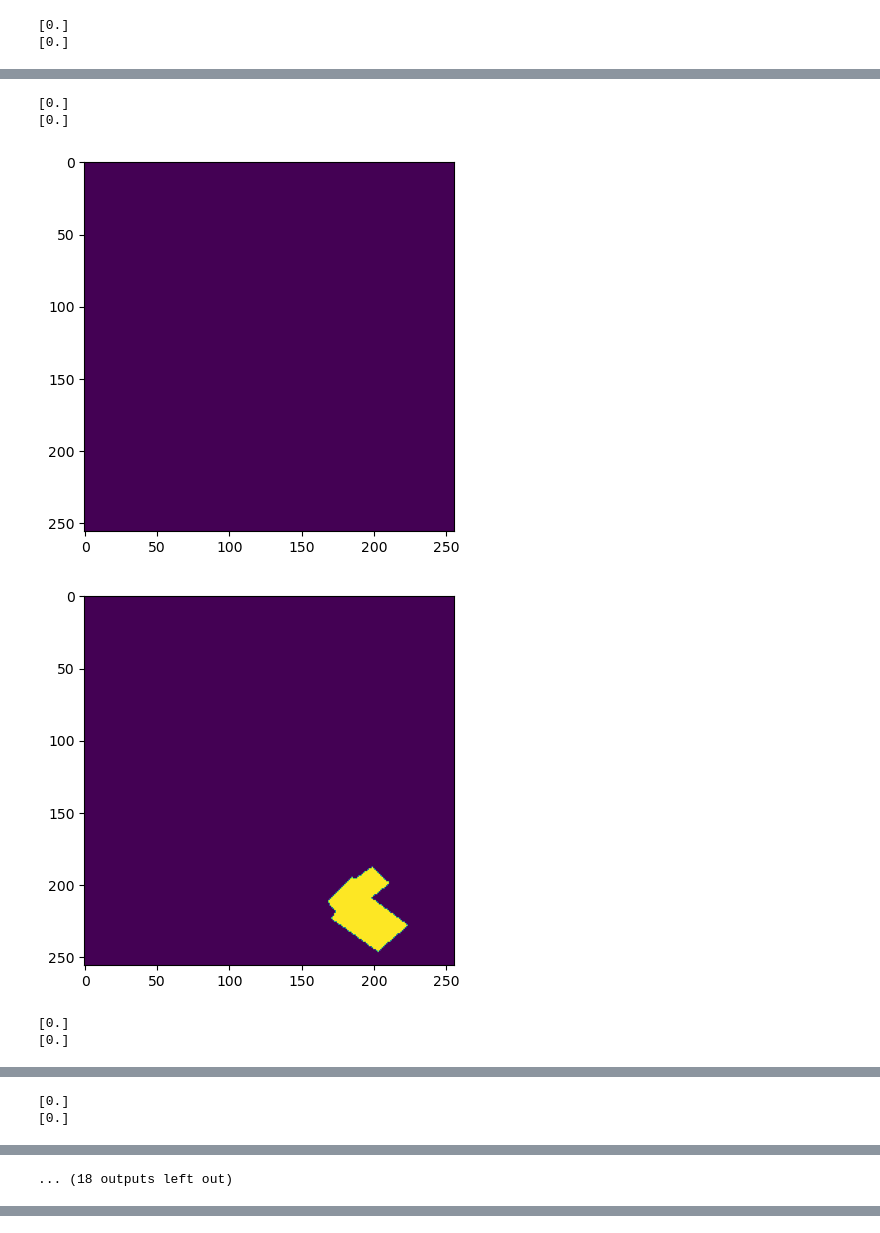
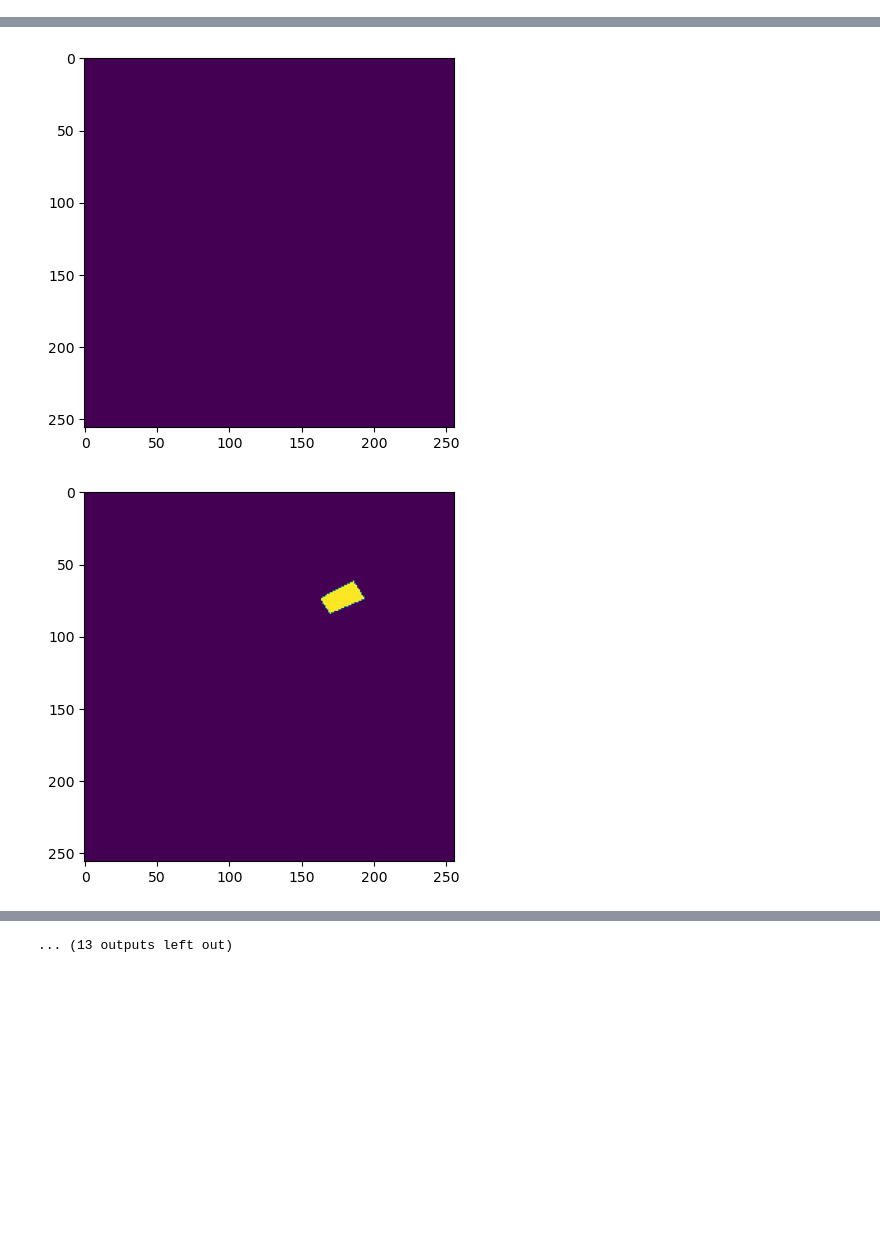
Before and after one commit to salehmontazeran/siamese_network, a Jupyter notebook: main.ipynb, the cells around one changed output, grey strips where cells are left out. Drawn from its saved outputs; the diff is of its cells as text; code cells hidden in the pictures; blank space fills up the shorter version.

```diff
--- a/main.ipynb
+++ b/main.ipynb
@@ -42,9 +42,9 @@ test_dataloader = torch.utils.data.DataLoader(
 )
 
 lr = 3e-4
-num_epoches = 10
+num_epoches = 6
 
-net = FCEF().to(device)
+net = FCSiamDiff().to(device)
 optimizer = torch.optim.Adam(net.parameters(), lr)
 
 loss_func = nn.BCEWithLogitsLoss()
@@ -112,46 +111,27 @@ Text(0, 0.5, 'Loss')
 # %%
-import torchmetrics
-num_classes = 2
-
-# metrics = torchmetrics.MetricCollection({
-#     'acc': torchmetrics.Accuracy(task='binary'),
-#     'prec': torchmetrics.Precision(task='binary',num_classes=2, average='macro'),
-#     'rec': torchmetrics.Recall(task='binary',num_classes=2, average='macro'),
-#     "iou": torchmetrics.JaccardIndex(task='binary')
-# }).to(device)
-
-for i, data in enumerate(val_dataloader, 0):
+for i, data in enumerate(test_dataloader, 0):
 
         x, labels = data["x"], data["mask"]
 
         x = x.to(device)
         labels = labels.to(device)
 
+
         with torch.no_grad():
             f1 = net(x)
-            # acc = metrics(f1, labels)
             f1 = torch.round(torch.sigmoid(f1)).cpu().detach().numpy()
 
         for i in range(4):
             plt.figure()
             # print(np.unique(f1[i][0]))
             plt.imshow(f1[i][0])
             plt.figure()
             plt.imshow(labels.cpu().numpy()[i][0])
             # print(np.unique(f1[i][0]))
             plt.show(block=False)
-
-# acc = metrics.compute()
-# print(acc)
 # %% [output]
-[0.]
-[0.]
 [figure]
 [figure]
-[0.]
-[0.]
 [figure]
-[figure, old version]
+[figure, new version]
-[0.]
-[0.]
 [figure]
@@ -159,3 +139 @@ for i, data in enumerate(val_dataloader, 0):
-[0.]
-[0.]
 [figure]
@@ -163 +140,0 @@ for i, data in enumerate(val_dataloader, 0):
-... (18 outputs left out)
@@ -163,0 +145 @@ for i, data in enumerate(val_dataloader, 0):
+... (13 outputs left out)
```
Also changed, not shown: parts of 4 cells of this notebook, 2 other files.
